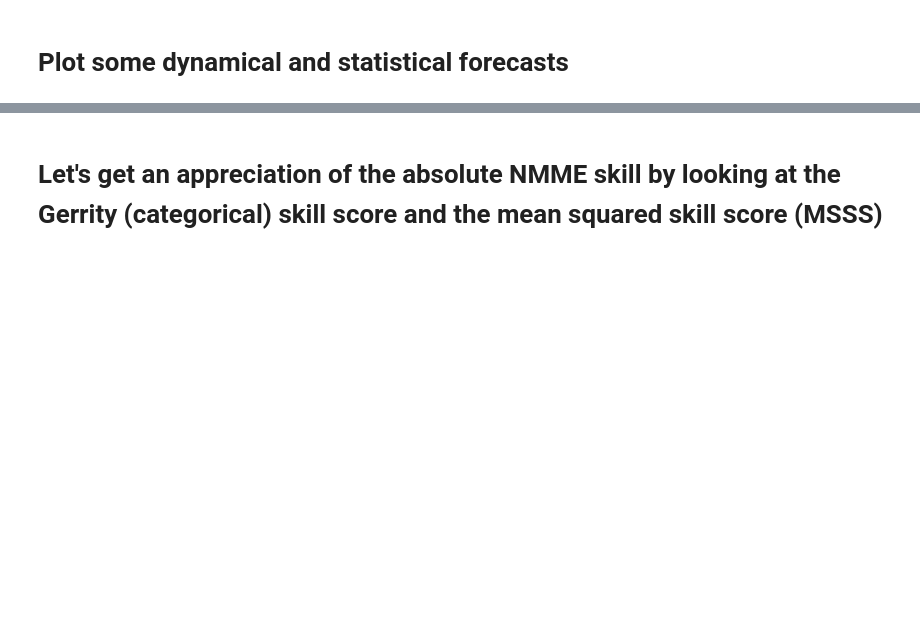
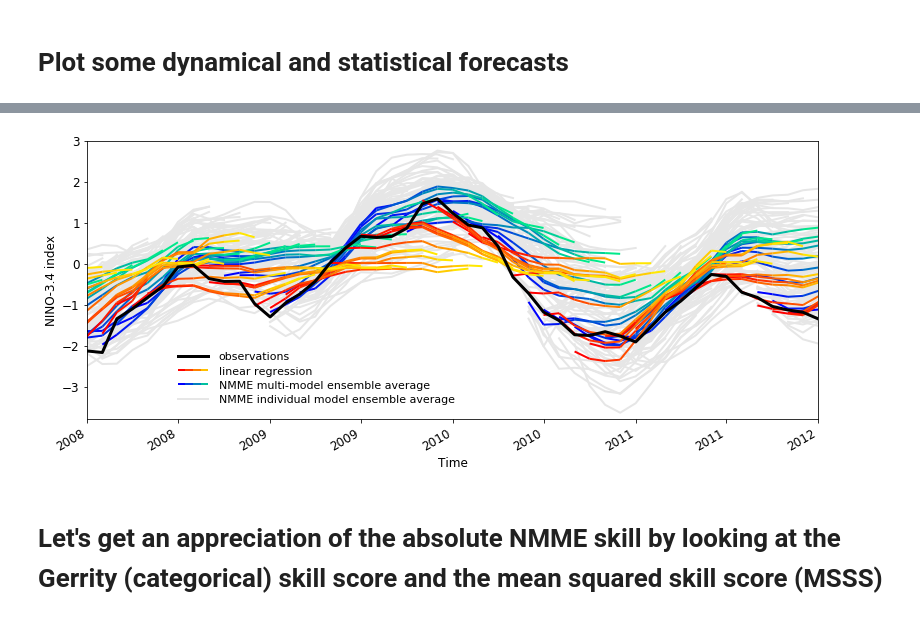
Before and after one commit to dougiesquire/paper_Risbey-Squire_ENSO, a Jupyter notebook: Risbey_Nature.ipynb, the cells around one changed output, grey strips where cells are left out. Drawn from its saved outputs; the diff is of its cells as text; code cells hidden in the pictures; blank space fills up the shorter version.

```diff
--- a/Risbey_Nature.ipynb
+++ b/Risbey_Nature.ipynb
@@ -1858,0 +856,2 @@ where_lanina_decay = where_lanina.apply(where_condition_events, method='decay')
+# %%
+obs_where_elnino, obs_where_lanina, obs_where_event = get_ENSO_events(obs_nino34)
@@ -1858,0 +878,8 @@ where_lanina_decay = where_lanina.apply(where_condition_events, method='decay')
+# %%
+logreg_nino34 = get_regressions(x=obs_nino34,
+                                y=obs_where_event,
+                                save_name='logreg_nino34',
+                                model=LogisticAT(alpha=0),
+                                compute=False,
+                                save_chunks = {'lead_time': -1,
+                                               'init_date': -1}).compute()
@@ -1858,0 +888,3 @@ where_lanina_decay = where_lanina.apply(where_condition_events, method='decay')
+# %%
+regr_nino34 = {'linear regression':   linreg_nino34,
+               'logistic regression': logreg_nino34}
@@ -1858,0 +901,2 @@ where_lanina_decay = where_lanina.apply(where_condition_events, method='decay')
+# %%
+anomaly_gp = 'fair'
@@ -1952,2 +911,75 @@ plt.savefig(saveloc + 'nino34_timeseries.pdf', format='pdf', bbox_inches='tight'
+# %%
+fcst_dates = pd.date_range(start='2006-01', end='2013-01', freq='MS')[::-1]
+
+rc_params = {'figure.figsize'      : (11.1, 5.0),
+             'axes.titlesize'      : 'medium',
+             'font.size'           : 12,
+             'font.family'         : 'sans serif',
+             'font.serif'          : 'Helvetica',
+             'legend.fontsize'     : 10,
+             'legend.handlelength' : 2,
+             'legend.labelspacing' : 0.25,
+             'lines.linewidth'     : 2.0}
+
+with mpl.rc_context(rc=rc_params):
+    grey = [0.9,0.9,0.9]
+
+    # Plot multi-model means -----
+    for idx, date in enumerate(fcst_dates):
+        to_plot = doppyo.utils.leadtime_to_datetime(mmm_nino34[anomaly_gp].sel(init_date=date))
+        if idx == 0:
+            plot_fcst(to_plot.time, to_plot, cmap='winter',
+                      **{'label':'NMME multi-model ensemble average'})
+        else:
+            plot_fcst(to_plot.time, to_plot, cmap='winter',
+                      **{'label':'_nolegend_'})
+
+    # Plot regression(s) -----
+    regr = 'linear regression'
+    for idx, date in enumerate(fcst_dates):
+        to_plot = doppyo.utils.leadtime_to_datetime(regr_nino34[regr][anomaly_gp].sel(init_date=date))
+        if idx == 0:
+            plot_fcst(to_plot.time, to_plot, cmap='autumn',
+                      **{'label':regr})
+        else:
+            plot_fcst(to_plot.time, to_plot, cmap='autumn',
+                      **{'label':'_nolegend_'})
+
+    # Plot individual forecast members -----
+    for idx, date in enumerate(fcst_dates):
+        for idy, fcst in enumerate(fcst_nino34.values()):
+            to_plot = doppyo.utils.leadtime_to_datetime(fcst[anomaly_gp].sel(init_date=date))
+            if (idx == 0) & (idy == 0):
+                plt.plot(to_plot.time.values, to_plot.mean('ensemble'),
+                         color=grey, zorder=1, label='NMME individual model ensemble average')
+            else:
+                plt.plot(to_plot.time.values, to_plot.mean('ensemble'),
+                         color=grey, zorder=1, label='_nolegend_')
+
+    obs_nino34[anomaly_gp].sel(lead_time=0).plot(color='k', linestyle='-', linewidth=3, label='Observations')
+
+    plt.xlim(np.datetime64('2008'),
+             np.datetime64('2012'))
+    plt.ylim(-3.8,3);
+    plt.xlabel('Time');
+    plt.ylabel('NINO-3.4 index');
+    plt.title('')
+
+    # Manually make the legend -----
+    span = pd.date_range('2008-07-01','2008-09-01', freq='15D')
+    plt.plot(span, -3.3*np.ones_like(span.astype(int)), color=grey, zorder=1)
+    plt.text(np.datetime64('2008-09-20'), -3.4, 'NMME individual model ensemble average', fontsize=11)
+    plot_fcst(span, -2.95*np.ones_like(span.astype(int)), cmap='winter')
+    plt.text(np.datetime64('2008-09-20'), -3.05, 'NMME multi-model ensemble average', fontsize=11)
+    plot_fcst(span, -2.6*np.ones_like(span.astype(int)), cmap='autumn')
+    plt.text(np.datetime64('2008-09-20'), -2.7, regr, fontsize=11)
+    plt.plot(span, -2.25*np.ones_like(span.astype(int)), color='k', linestyle='-', linewidth=3)
+    plt.text(np.datetime64('2008-09-20'), -2.35, 'observations', fontsize=11)
+
+    plt.tight_layout();
+    # plt.savefig(saveloc + 'nino34_timeseries.eps', format='eps', bbox_inches='tight')
+    plt.savefig(saveloc + 'nino34_timeseries.pdf', format='pdf', bbox_inches='tight')
+# %% [output]
+[figure, added]
 # %% [markdown]
 # Let's get an appreciation of the absolute NMME skill by looking at the Gerrity (categorical) skill score and the mean squared skill score (MSSS)
```
Also changed, not shown: parts of 358 cells of this notebook, 3 other files.
